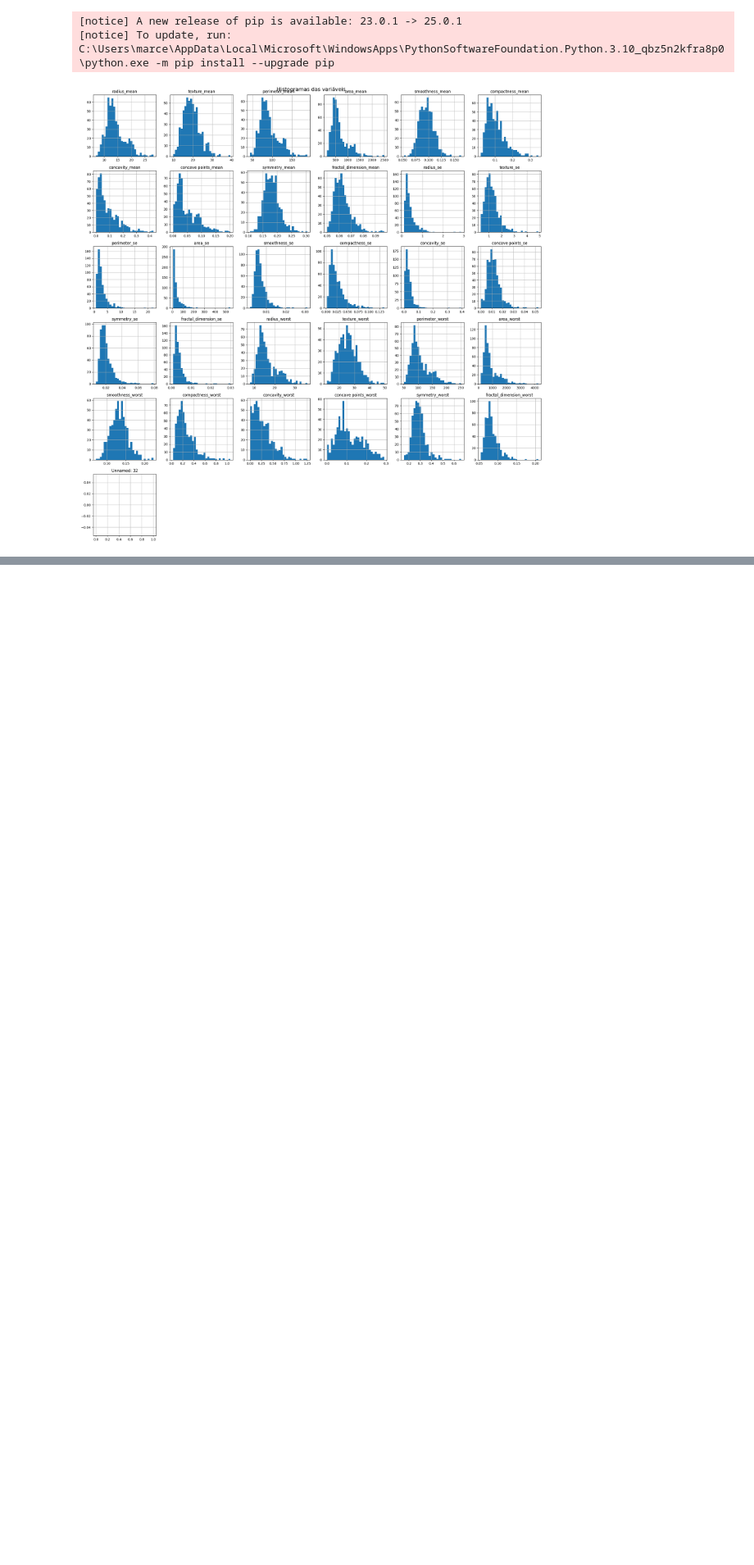
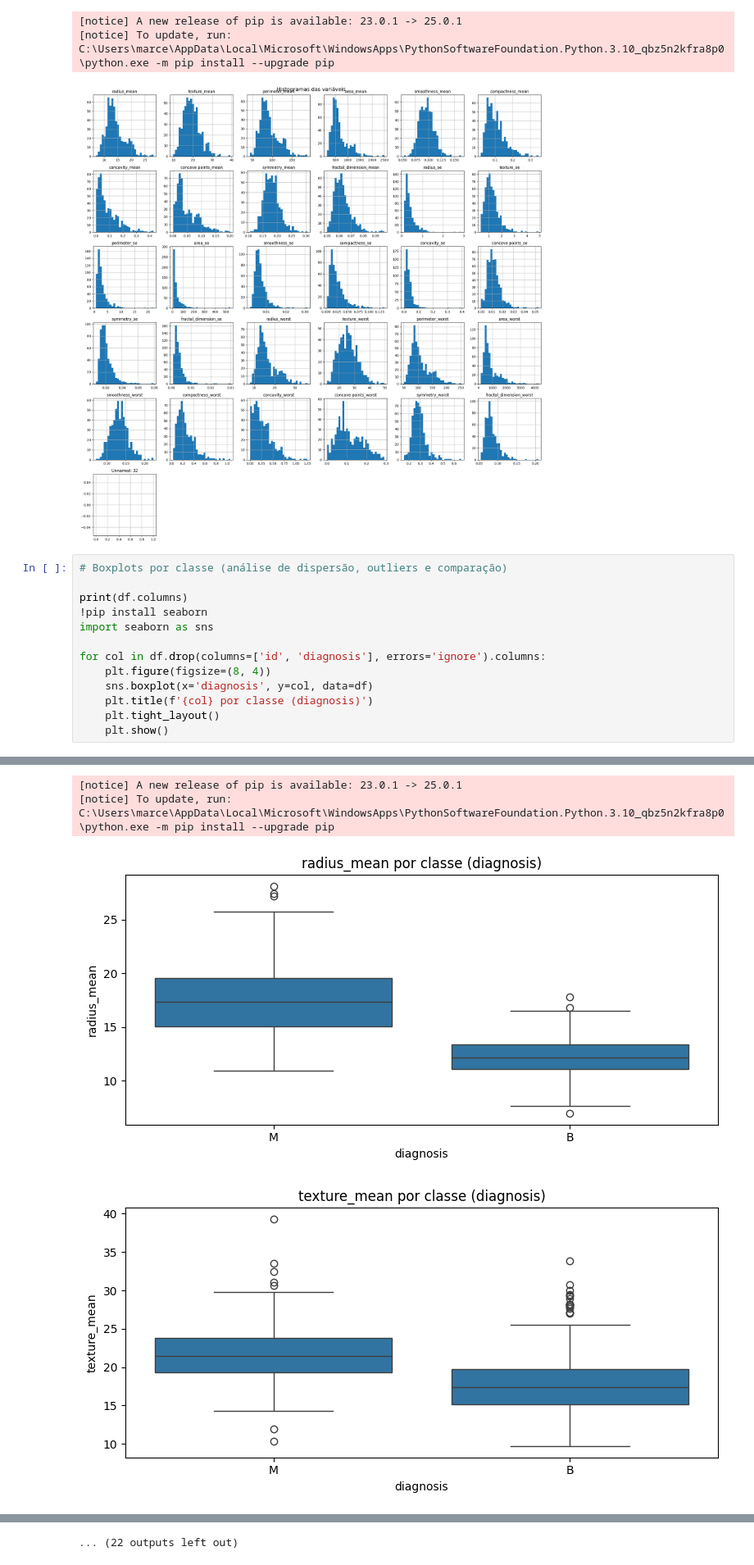
Before and after one commit to JxVtrl/breast-cancer-neural-networks, a Jupyter notebook: notebooks/mb_job.ipynb, the cells around one changed output, grey strips where cells are left out. Shown at 82% size. Drawn from its saved outputs; the diff is of its cells as text; blank space fills up the shorter version.

```diff
--- a/notebooks/mb_job.ipynb
+++ b/notebooks/mb_job.ipynb
@@ -46,3 +46,17 @@ Successfully installed contourpy-1.3.2 cycler-0.12.1 fonttools-4.57.0 kiwisolver
 [notice] A new release of pip is available: 23.0.1 -> 25.0.1
 [notice] To update, run: C:\Users\marce\AppData\Local\Microsoft\WindowsApps\PythonSoftwareFoundation.Python.3.10_qbz5n2kfra8p0\python.exe -m pip install --upgrade pip
 [figure]
+# %%
+# Boxplots por classe (análise de dispersão, outliers e comparação)
+
+print(df.columns)
+!pip install seaborn
+import seaborn as sns
+
+for col in df.drop(columns=['id', 'diagnosis'], errors='ignore').columns:
+    plt.figure(figsize=(8, 4))
+    sns.boxplot(x='diagnosis', y=col, data=df)
+    plt.title(f'{col} por classe (diagnosis)')
+    plt.tight_layout()
+    plt.show()
+# %% [output]
@@ -48,0 +80,4 @@ Successfully installed contourpy-1.3.2 cycler-0.12.1 fonttools-4.57.0 kiwisolver
+[notice] A new release of pip is available: 23.0.1 -> 25.0.1
+[notice] To update, run: C:\Users\marce\AppData\Local\Microsoft\WindowsApps\PythonSoftwareFoundation.Python.3.10_qbz5n2kfra8p0\python.exe -m pip install --upgrade pip
+[figure, added]
+[figure, added]
@@ -48,0 +92 @@ Successfully installed contourpy-1.3.2 cycler-0.12.1 fonttools-4.57.0 kiwisolver
+... (22 outputs left out)
```
Also changed, not shown: parts of 3 cells of this notebook.
